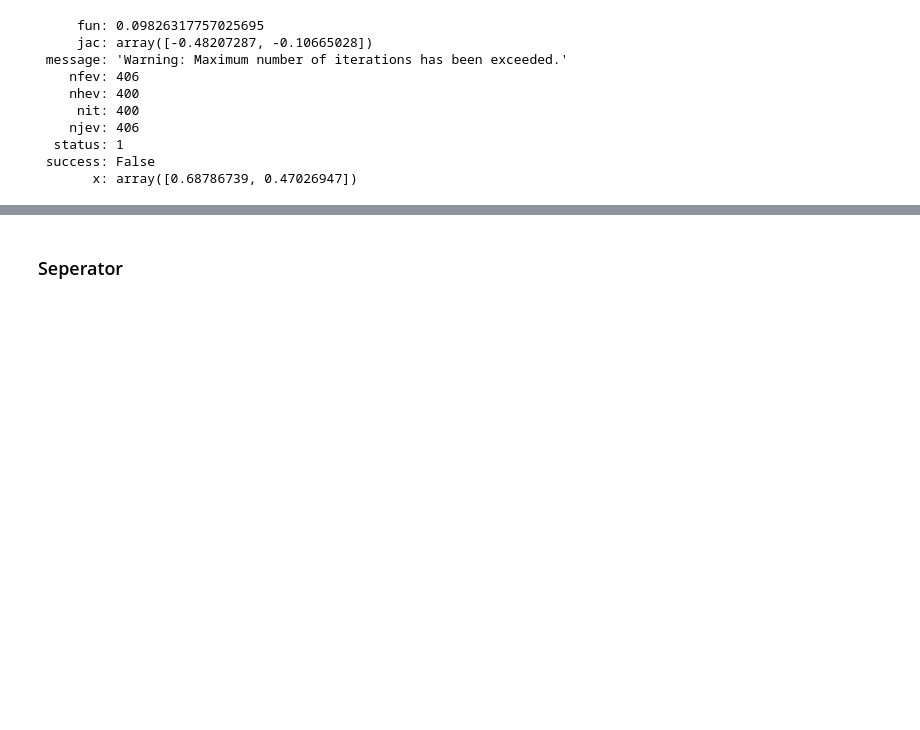
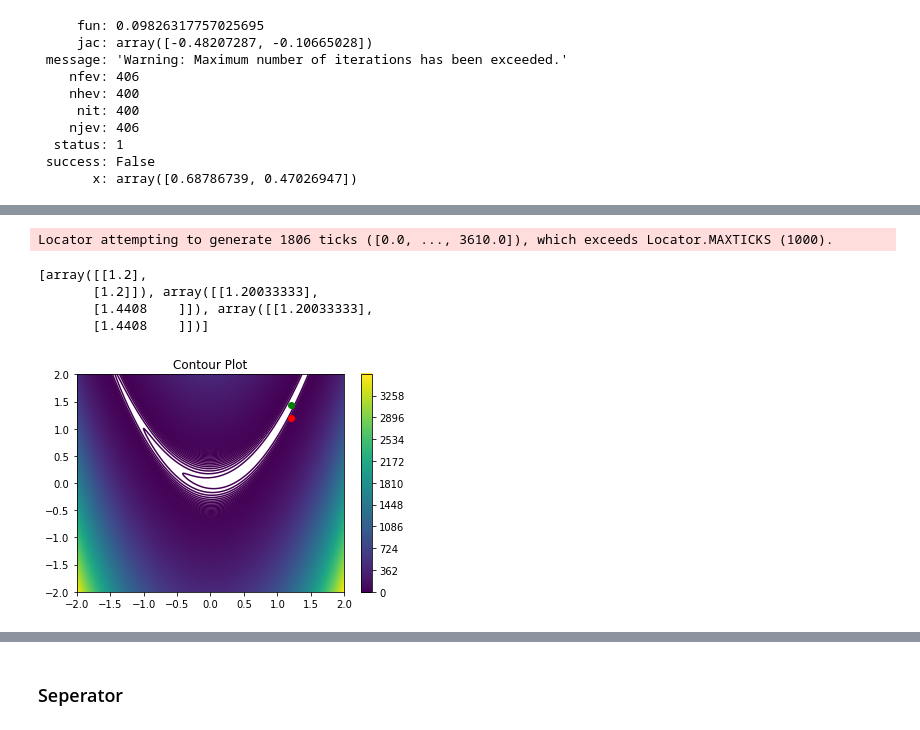
Before and after one commit to JACOBIN-SCTCS/Numerical-Optimization, a Jupyter notebook: Assignment1/sol.ipynb, the cells around one changed output, grey strips where cells are left out. Drawn from its saved outputs; the diff is of its cells as text; code cells hidden in the pictures; blank space fills up the shorter version.

```diff
--- a/Assignment1/sol.ipynb
+++ b/Assignment1/sol.ipynb
@@ -248,0 +253,3 @@ def rosenbrock_hessian(point):
+# %%
+fig = plt.figure()
+ax = plt.axes(projection = '3d')
@@ -325,9 +336,10 @@ def newton_rosenbrock(point):
 
         m = np.matmul(np.linalg.inv(hessian),gradient)
         p = -m
+        print(p)
 
         break_inner_loop = False
-        alpha  = np.float64(0.5)
+        alpha  = np.float64(1.0)
 
         current_function_value = np.float64(fun(current_point.squeeze()).squeeze())
         while not break_inner_loop:
@@ -358,4 +370,4 @@ def newton_rosenbrock(point):
 
     return iterations,iterates,function_values,step_sizes
 
-iterations, iterates, function_values , step_sizes= newton_rosenbrock(np.array([[-1.2],[1.0]]))
+iterations, iterates, function_values , step_sizes= newton_rosenbrock(np.array([[1.2],[1.2]]))
@@ -400,3 +428,37 @@ minimize(rosenbrock,np.array([1.2,1.2]),method='Newton-CG',jac=rosenbrock_jacobi
+# %%
+def plot_steplength_iterates(step_length,iterates,lower_limit,upper_limit):
+
+    res = 1000
+    x_values = np.linspace(lower_limit,upper_limit,res)
+    y_values = np.linspace(lower_limit,upper_limit,res)
+
+    X,Y = np.meshgrid(x_values,y_values)
+
+    plot_fn = lambda x,y : rosenbrock(np.array([x,y]))
+    Z = plot_fn(X,Y)
+
+    fig,ax=plt.subplots(1,1)
+    cp = ax.contour(X, Y, Z,2000)
+    fig.colorbar(cp)
+    ax.set_title('Contour Plot')
+
+    iterates = np.array(iterates)
+    plt.plot(iterates[0,0,0],iterates[0,1,0],'ro')
+    plt.plot(iterates[1:len(iterates),0,0],iterates[1:len(iterates),1,0])
+    #for i in range(1,len(iterates)):
+    #    plt.arrow(iterates[i-1][0,0],iterates[i-1][1,0],dx = iterates[i][0,0] - iterates[i-1][0,0] ,dy = iterates[i][1,0] - iterates[i-1][1,0],width=0.01,head_width = 0.09)
+    plt.plot(iterates[len(iterates)-1,0,0], iterates[len(iterates)-1,1,0],'go',linewidth=0.1)
+    plt.show()
+
+print(iterates)
+plot_steplength_iterates(step_sizes,iterates,-2.0,2.0)
+# %% [output]
+Locator attempting to generate 1806 ticks ([0.0, ..., 3610.0]), which exceeds Locator.MAXTICKS (1000).
+[array([[1.2],
+       [1.2]]), array([[1.20033333],
+       [1.4408    ]]), array([[1.20033333],
+       [1.4408    ]])]
+[figure, added]
 # %%
 def plot_values(function_values):
     time = [i for i in range(len(function_values))]
```
Also changed, not shown: parts of 7 cells of this notebook, 2 other files.
